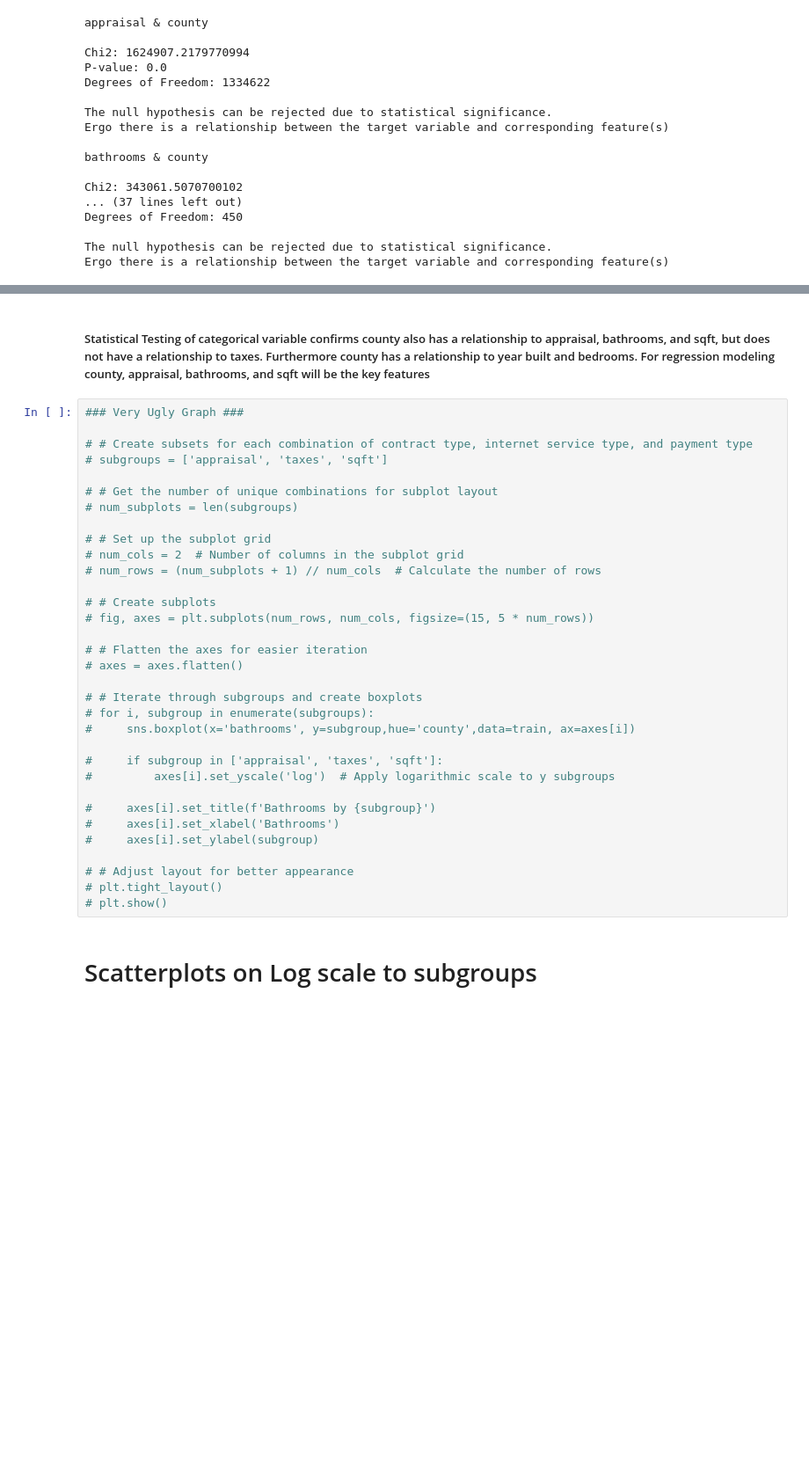
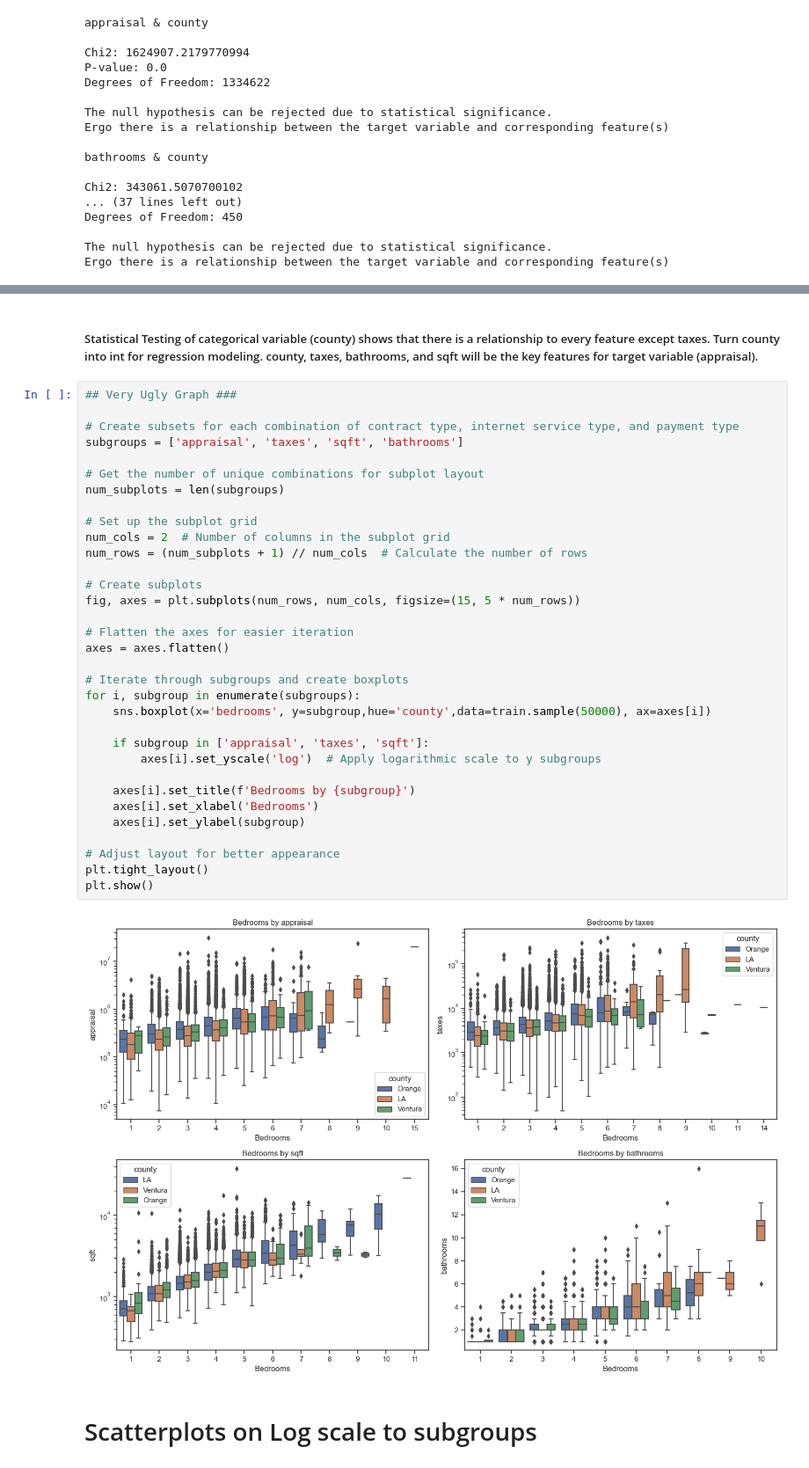
Before and after one commit to Alantheus-Thompson/regression-exercises, a Jupyter notebook: Explore.ipynb, the cells around one changed output, grey strips where cells are left out. Shown at 88% size. Drawn from its saved outputs; the diff is of its cells as text; blank space fills up the shorter version.

```diff
--- a/Explore.ipynb
+++ b/Explore.ipynb
@@ -588,38 +577,40 @@ Ergo there is a relationship between the target variable and corresponding featu
 # %% [markdown]
-##### Statistical Testing of categorical variable confirms county also has a relationship to appraisal, bathrooms, and sqft, but does not have a relationship to taxes.  Furthermore county has a relationship to year built and bedrooms.  For regression modeling county, appraisal, bathrooms, and sqft will be the key features
+##### Statistical Testing of categorical variable (county) shows that there is a relationship to every feature except taxes.  Turn county into int for regression modeling.   county, taxes, bathrooms, and sqft will be the key features for target variable (appraisal).
 # %%
-### Very Ugly Graph ###
+## Very Ugly Graph ###
 
-# # Create subsets for each combination of contract type, internet service type, and payment type
-# subgroups = ['appraisal', 'taxes', 'sqft']
+# Create subsets for each combination of contract type, internet service type, and payment type
+subgroups = ['appraisal', 'taxes', 'sqft', 'bathrooms']
 
-# # Get the number of unique combinations for subplot layout
-# num_subplots = len(subgroups)
+# Get the number of unique combinations for subplot layout
+num_subplots = len(subgroups)
 
-# # Set up the subplot grid
-# num_cols = 2  # Number of columns in the subplot grid
-# num_rows = (num_subplots + 1) // num_cols  # Calculate the number of rows
+# Set up the subplot grid
+num_cols = 2  # Number of columns in the subplot grid
+num_rows = (num_subplots + 1) // num_cols  # Calculate the number of rows
 
-# # Create subplots
-# fig, axes = plt.subplots(num_rows, num_cols, figsize=(15, 5 * num_rows))
+# Create subplots
+fig, axes = plt.subplots(num_rows, num_cols, figsize=(15, 5 * num_rows))
 
-# # Flatten the axes for easier iteration
-# axes = axes.flatten()
+# Flatten the axes for easier iteration
+axes = axes.flatten()
 
-# # Iterate through subgroups and create boxplots
-# for i, subgroup in enumerate(subgroups):
-#     sns.boxplot(x='bathrooms', y=subgroup,hue='county',data=train, ax=axes[i])
+# Iterate through subgroups and create boxplots
+for i, subgroup in enumerate(subgroups):
+    sns.boxplot(x='bedrooms', y=subgroup,hue='county',data=train.sample(50000), ax=axes[i])
 
-#     if subgroup in ['appraisal', 'taxes', 'sqft']:
-#         axes[i].set_yscale('log')  # Apply logarithmic scale to y subgroups
+    if subgroup in ['appraisal', 'taxes', 'sqft']:
+        axes[i].set_yscale('log')  # Apply logarithmic scale to y subgroups
 
-#     axes[i].set_title(f'Bathrooms by {subgroup}')
-#     axes[i].set_xlabel('Bathrooms')
-#     axes[i].set_ylabel(subgroup)
+    axes[i].set_title(f'Bedrooms by {subgroup}')
+    axes[i].set_xlabel('Bedrooms')
+    axes[i].set_ylabel(subgroup)
 
-# # Adjust layout for better appearance
-# plt.tight_layout()
-# plt.show()
+# Adjust layout for better appearance
+plt.tight_layout()
+plt.show()
+# %% [output]
+[figure, added]
 # %% [markdown]
 # Scatterplots on Log scale to subgroups
 # %%
```
Also changed, not shown: parts of 15 cells of this notebook.
